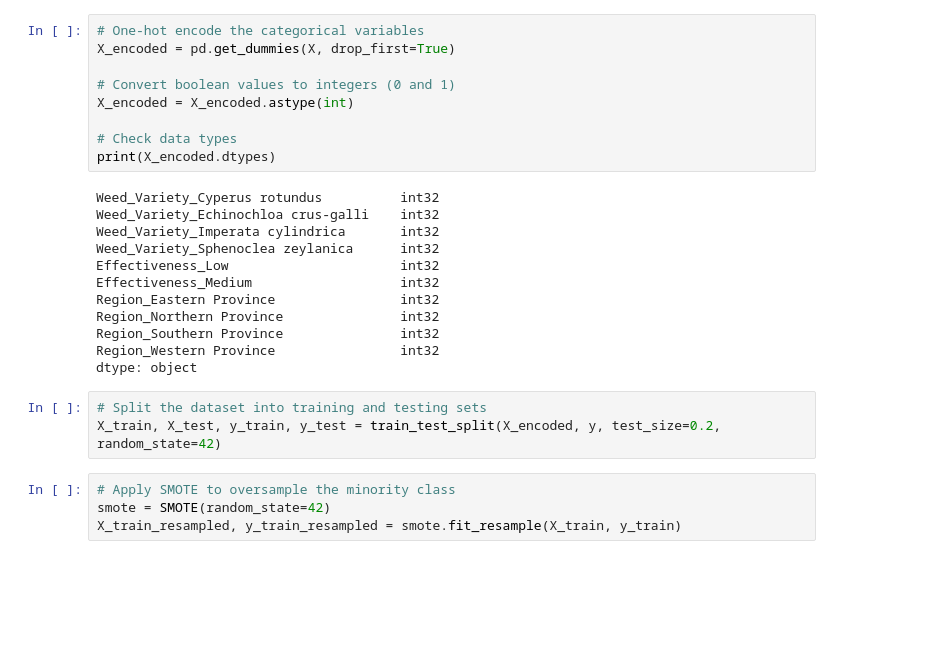
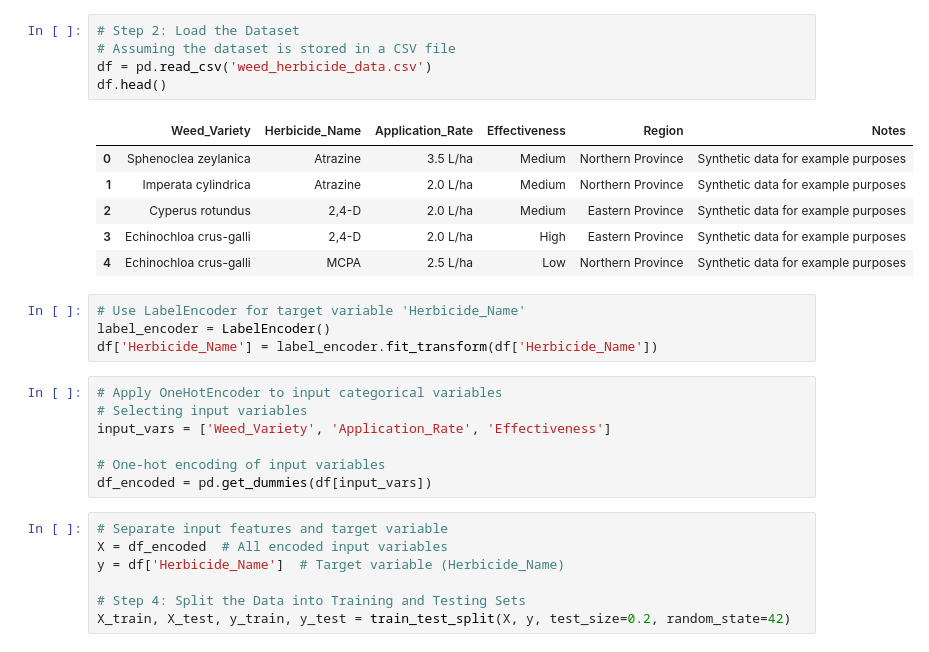
Before and after one commit to kishan20-00/Drug_detector, a Jupyter notebook: herbicide_detect/model.ipynb, the cells around one changed output. Cells and saved outputs as stored; diff of their text form; blank space fills up the shorter version.

```diff
--- a/herbicide_detect/model.ipynb
+++ b/herbicide_detect/model.ipynb
@@ -23,29 +9,31 @@ data.shape
-# %%
-# One-hot encode the categorical variables
-X_encoded = pd.get_dummies(X, drop_first=True)
-
-# Convert boolean values to integers (0 and 1)
-X_encoded = X_encoded.astype(int)
-
-# Check data types
-print(X_encoded.dtypes)
-# %% [output]
-Weed_Variety_Cyperus rotundus          int32
-Weed_Variety_Echinochloa crus-galli    int32
-Weed_Variety_Imperata cylindrica       int32
-Weed_Variety_Sphenoclea zeylanica      int32
-Effectiveness_Low                      int32
-Effectiveness_Medium                   int32
-Region_Eastern Province                int32
-Region_Northern Province               int32
-Region_Southern Province               int32
-Region_Western Province                int32
-dtype: object
+# %%
+# Step 2: Load the Dataset
+# Assuming the dataset is stored in a CSV file
+df = pd.read_csv('weed_herbicide_data.csv')
+df.head()
+# %% [output]
+|  | Weed_Variety | Herbicide_Name | Application_Rate | Effectiveness | Region | Notes |
+| 0 | Sphenoclea zeylanica | Atrazine | 3.5 L/ha | Medium | Northern Province | Synthetic data for example purposes |
+| 1 | Imperata cylindrica | Atrazine | 2.0 L/ha | Medium | Northern Province | Synthetic data for example purposes |
+| 2 | Cyperus rotundus | 2,4-D | 2.0 L/ha | Medium | Eastern Province | Synthetic data for example purposes |
+| 3 | Echinochloa crus-galli | 2,4-D | 2.0 L/ha | High | Eastern Province | Synthetic data for example purposes |
+| 4 | Echinochloa crus-galli | MCPA | 2.5 L/ha | Low | Northern Province | Synthetic data for example purposes |
+# %%
+# Use LabelEncoder for target variable 'Herbicide_Name'
+label_encoder = LabelEncoder()
+df['Herbicide_Name'] = label_encoder.fit_transform(df['Herbicide_Name'])
+# %%
+# Apply OneHotEncoder to input categorical variables
+# Selecting input variables
+input_vars = ['Weed_Variety', 'Application_Rate', 'Effectiveness']
+
+# One-hot encoding of input variables
+df_encoded = pd.get_dummies(df[input_vars])
 # %%
-# Split the dataset into training and testing sets
-X_train, X_test, y_train, y_test = train_test_split(X_encoded, y, test_size=0.2, random_state=42)
+# Separate input features and target variable
+X = df_encoded  # All encoded input variables
+y = df['Herbicide_Name']  # Target variable (Herbicide_Name)
+
+# Step 4: Split the Data into Training and Testing Sets
+X_train, X_test, y_train, y_test = train_test_split(X, y, test_size=0.2, random_state=42)
-# %%
-# Apply SMOTE to oversample the minority class
-smote = SMOTE(random_state=42)
-X_train_resampled, y_train_resampled = smote.fit_resample(X_train, y_train)
 # %%
```
Also changed, not shown: parts of 19 cells of this notebook, 41 other files.
